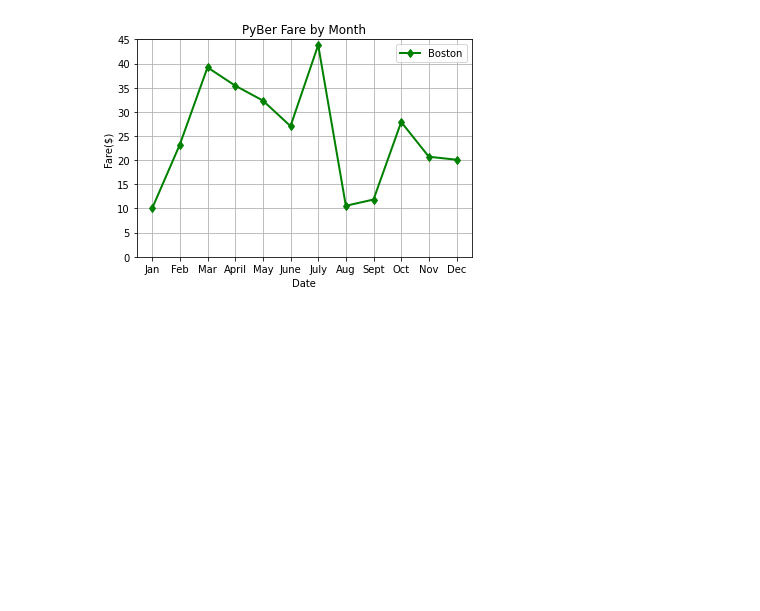
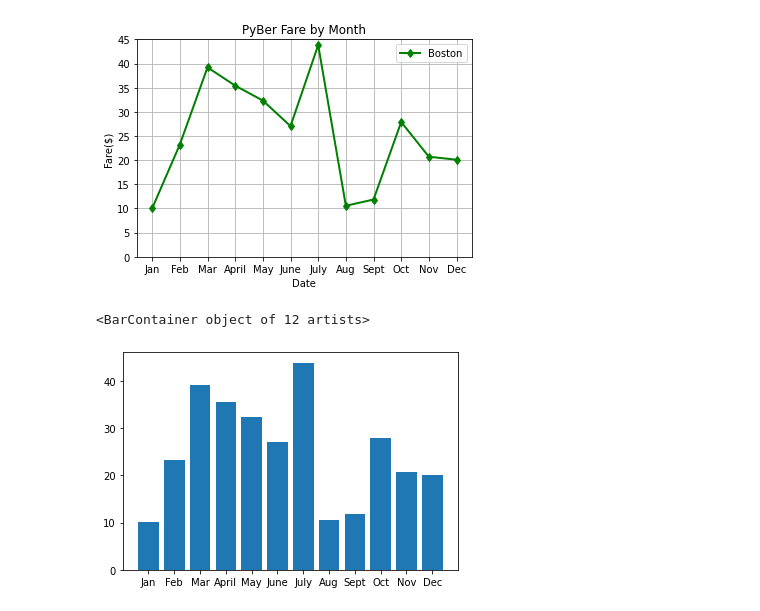
Before and after one commit to Olibabba/PyBer_Analysis, a Jupyter notebook: matplotlib_practice.ipynb, the cells around one changed output. Saved outputs shown, nothing was run; the diff lists cells and outputs as text; code cells hidden in the pictures; blank space fills up the shorter version.

Commit message:
new graph practice

```diff
--- a/matplotlib_practice.ipynb
+++ b/matplotlib_practice.ipynb
@@ -76,3 +76,9 @@ ax.legend()
 # %% [output]
 <matplotlib.legend.Legend at 0x...>
 [figure]
+# %%
+# Create the plot
+plt.bar(x_axis, y_axis)
+# %% [output]
+<BarContainer object of 12 artists>
+[figure, added]
```
Also changed, not shown: parts of 8 cells of this notebook.
